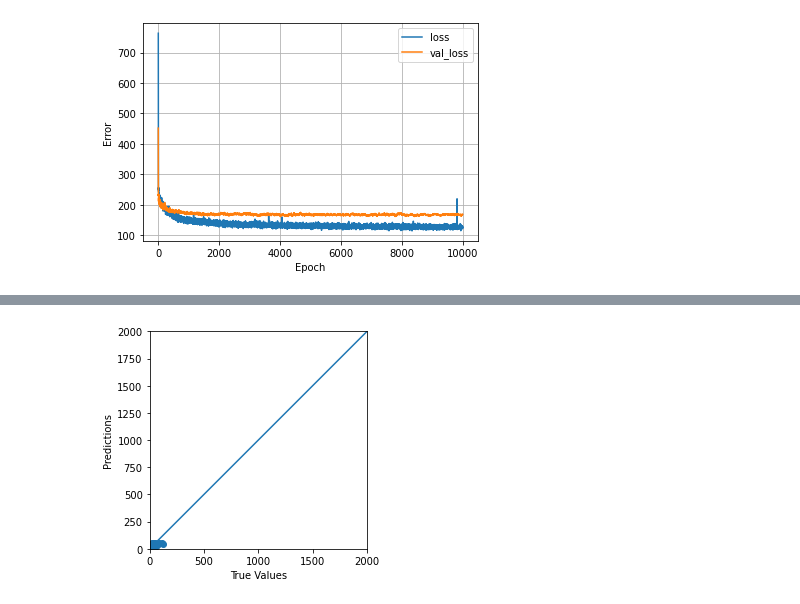
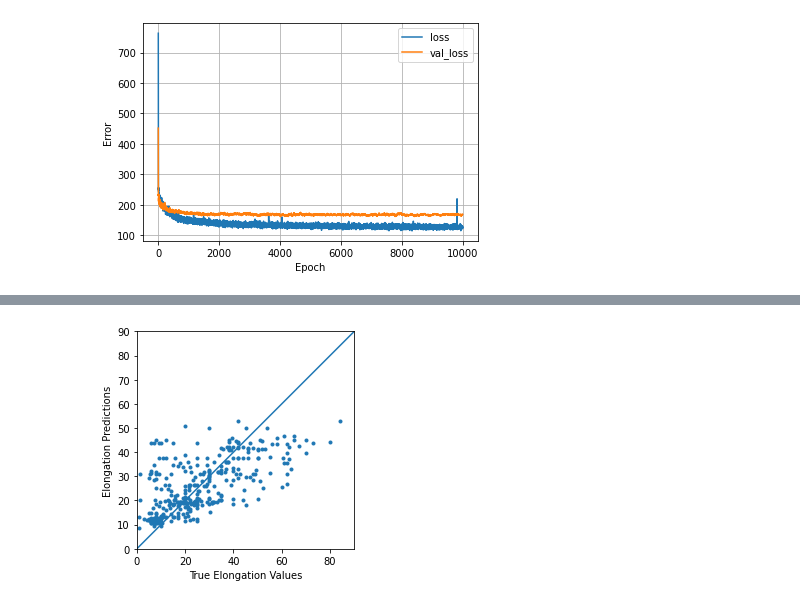
Before and after one commit to Mackus101/Nickel_NN, a Jupyter notebook: Elongation_NN_regression_no_heat.ipynb, the cells around one changed output, grey strips where cells are left out. Saved outputs shown, nothing was run; the diff lists cells and outputs as text; code cells hidden in the pictures.

Commit message:
Trained all models nearly final time

```diff
--- a/Elongation_NN_regression_no_heat.ipynb
+++ b/Elongation_NN_regression_no_heat.ipynb
@@ -241,11 +241,12 @@ hf.plot_loss(history)
 test_predictions = elong_model.predict(elong_test_features).flatten()
 
 a = plt.axes(aspect='equal')
-plt.scatter(elong_test_labels, test_predictions)
-plt.xlabel('True Values')
-plt.ylabel('Predictions')
-lims = [0, 2000]
+plt.scatter(elong_test_labels, test_predictions, marker=".")
+plt.xlabel('True Elongation Values')
+plt.ylabel('Elongation Predictions')
+lims = [0, 90]
 plt.xlim(lims)
 plt.ylim(lims)
 _ = plt.plot(lims, lims)
+plt.savefig("pictures/elong_model_no_heat.pdf")
 # %% [output]
@@ -253 +254 @@ _ = plt.plot(lims, lims)
-[figure, old version]
+[figure, new version]
```
Also changed, not shown: parts of 1 cell of this notebook, 26 other files.
